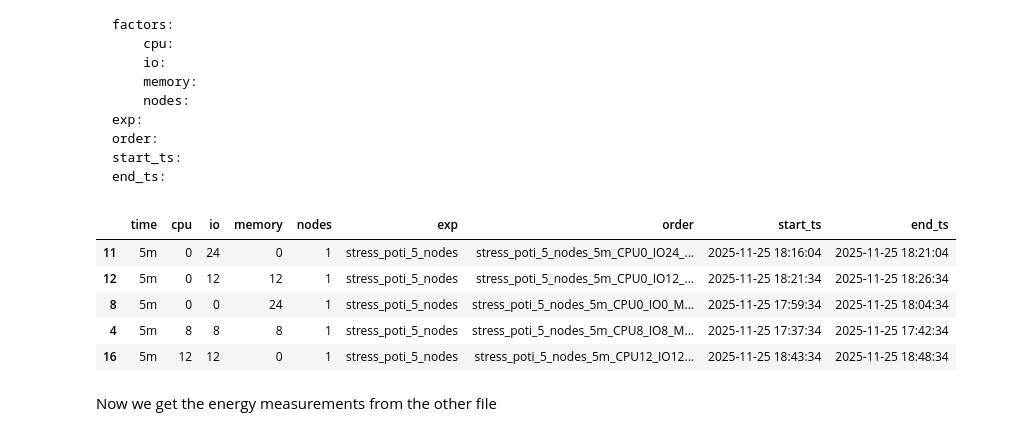
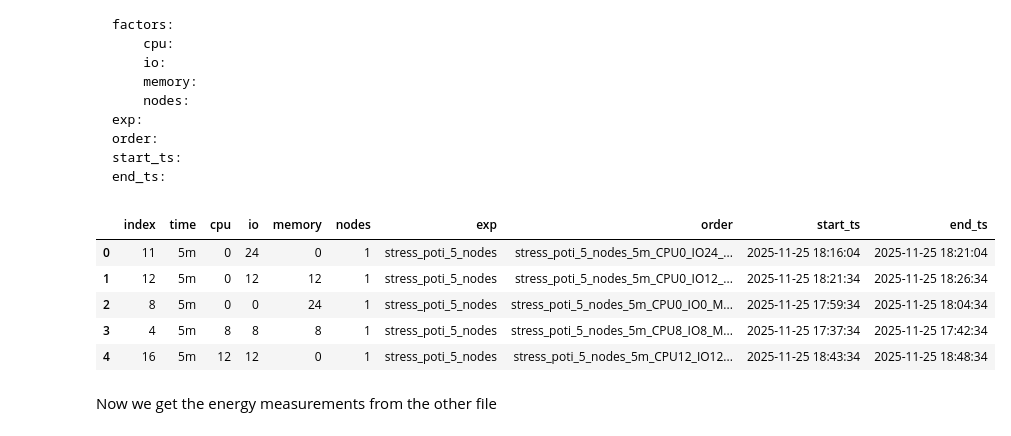
Before and after one commit to othomarcondes/CMP223-EnergyMeasurements, a Jupyter notebook: data_analysis.ipynb, the cells around one changed output. Cells and saved outputs as stored; diff of their text form; code cells hidden in the pictures.

```diff
--- a/data_analysis.ipynb
+++ b/data_analysis.ipynb
@@ -75,19 +75,20 @@ The data of about the experiment etc etc
 # %%
 experiment = pd.read_csv("./data/stress_poti_5_nodes_735647/stress_poti_5_nodes_735647_output.csv", usecols=["time","cpu","io","memory","nodes","exp","order","start_ts","end_ts"])
 #experiment = experiment.set_index('nodes')  # make sure indexes pair with number of nodes
 
 experiment["start_ts"] = pd.to_datetime(experiment["start_ts"], format="%Y-%m-%d %H:%M:%S")
 experiment["end_ts"] = pd.to_datetime(experiment["end_ts"], format="%Y-%m-%d %H:%M:%S")
 
 experiment = experiment.sort_values(['nodes','cpu','memory','io']) # ordenar por numero de nodos, cpu, memoria, io
+experiment = experiment.reset_index()
 experiment.head()
 # %% [output]
-|  | time | cpu | io | memory | nodes | exp | order | start_ts | end_ts |
-| 11 | 5m | 0 | 24 | 0 | 1 | stress_poti_5_nodes | stress_poti_5_nodes_5m_CPU0_IO24_... | 2025-11-25 18:16:04 | 2025-11-25 18:21:04 |
-| 12 | 5m | 0 | 12 | 12 | 1 | stress_poti_5_nodes | stress_poti_5_nodes_5m_CPU0_IO12_... | 2025-11-25 18:21:34 | 2025-11-25 18:26:34 |
-| 8 | 5m | 0 | 0 | 24 | 1 | stress_poti_5_nodes | stress_poti_5_nodes_5m_CPU0_IO0_M... | 2025-11-25 17:59:34 | 2025-11-25 18:04:34 |
-| 4 | 5m | 8 | 8 | 8 | 1 | stress_poti_5_nodes | stress_poti_5_nodes_5m_CPU8_IO8_M... | 2025-11-25 17:37:34 | 2025-11-25 17:42:34 |
-| 16 | 5m | 12 | 12 | 0 | 1 | stress_poti_5_nodes | stress_poti_5_nodes_5m_CPU12_IO12... | 2025-11-25 18:43:34 | 2025-11-25 18:48:34 |
+|  | index | time | cpu | io | memory | nodes | exp | order | start_ts | end_ts |
+| 0 | 11 | 5m | 0 | 24 | 0 | 1 | stress_poti_5_nodes | stress_poti_5_nodes_5m_CPU0_IO24_... | 2025-11-25 18:16:04 | 2025-11-25 18:21:04 |
+| 1 | 12 | 5m | 0 | 12 | 12 | 1 | stress_poti_5_nodes | stress_poti_5_nodes_5m_CPU0_IO12_... | 2025-11-25 18:21:34 | 2025-11-25 18:26:34 |
+| 2 | 8 | 5m | 0 | 0 | 24 | 1 | stress_poti_5_nodes | stress_poti_5_nodes_5m_CPU0_IO0_M... | 2025-11-25 17:59:34 | 2025-11-25 18:04:34 |
+| 3 | 4 | 5m | 8 | 8 | 8 | 1 | stress_poti_5_nodes | stress_poti_5_nodes_5m_CPU8_IO8_M... | 2025-11-25 17:37:34 | 2025-11-25 17:42:34 |
+| 4 | 16 | 5m | 12 | 12 | 0 | 1 | stress_poti_5_nodes | stress_poti_5_nodes_5m_CPU12_IO12... | 2025-11-25 18:43:34 | 2025-11-25 18:48:34 |
 # %% [markdown]
 Now we get the energy measurements from the other file
 # %%
```
Also changed, not shown: parts of 6 cells of this notebook.
